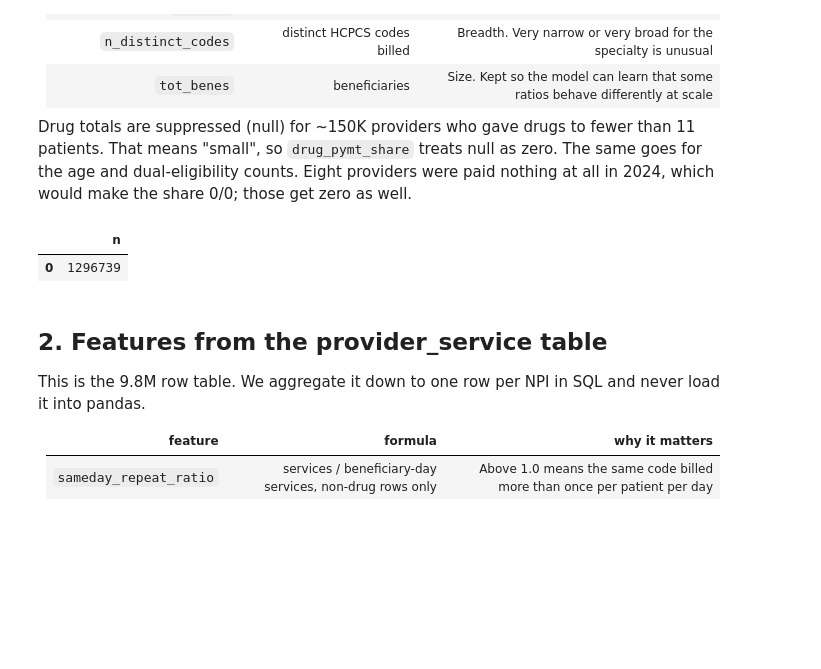
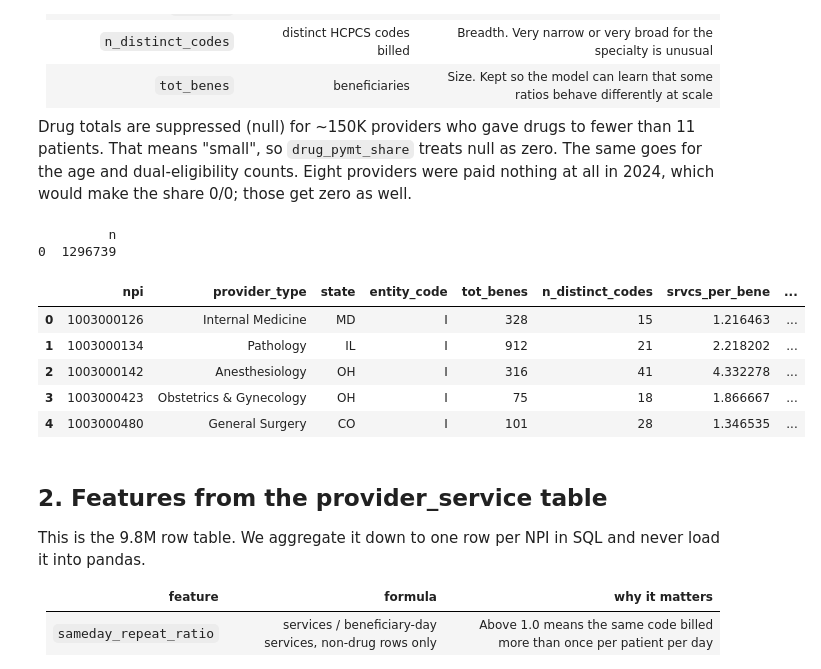
Before and after one commit to PugstaLaney/Medicare-Fraud-ML-using-CMS-, a Jupyter notebook: analysis_notebooks/02_features.ipynb, the cells around one changed output. Saved outputs shown, nothing was run; the diff lists cells and outputs as text; code cells hidden in the pictures; blank space fills up the shorter version.

Commit message:
02_features: preview first rows of feat_provider
Co-Authored-By: Claude Fable 5.1 <noreply@anthropic.com>

```diff
--- a/analysis_notebooks/02_features.ipynb
+++ b/analysis_notebooks/02_features.ipynb
@@ -52,28 +52,37 @@ make the share 0/0; those get zero as well.
 # %%
 con.execute("""
 CREATE OR REPLACE TABLE feat_provider AS
 SELECT
     Rndrng_NPI                                         AS npi,
     Rndrng_Prvdr_Type                                  AS provider_type,
     Rndrng_Prvdr_State_Abrvtn                          AS state,
     Rndrng_Prvdr_Ent_Cd                                AS entity_code,
     Tot_Benes                                          AS tot_benes,
     Tot_HCPCS_Cds                                      AS n_distinct_codes,
     Tot_Srvcs / Tot_Benes                              AS srvcs_per_bene,
     Tot_Mdcr_Pymt_Amt / Tot_Benes                      AS pymt_per_bene,
     Tot_Sbmtd_Chrg / Tot_Mdcr_Alowd_Amt                AS chrg_to_alowd,
     coalesce(coalesce(Drug_Mdcr_Pymt_Amt, 0) / nullif(Tot_Mdcr_Pymt_Amt, 0), 0) AS drug_pymt_share,
     Bene_Avg_Risk_Scre                                 AS risk_score,
     (Tot_Mdcr_Pymt_Amt / Tot_Benes) / Bene_Avg_Risk_Scre AS pymt_per_bene_per_risk,
     coalesce(Bene_Age_LT_65_Cnt, 0) / Tot_Benes        AS pct_under65,
     coalesce(Bene_Dual_Cnt, 0) / Tot_Benes             AS pct_dual,
     Bene_Avg_Age                                       AS avg_age
 FROM provider
 """)
-q("SELECT count(*) AS n FROM feat_provider")
+
+# Row count, then a look at the first five rows of the new table.
+print(q("SELECT count(*) AS n FROM feat_provider"))
+q("SELECT * FROM feat_provider LIMIT 5").head()
 # %% [output]
+         n
+0  1296739
-|  | n |
-| 0 | 1296739 |
+|  | npi | provider_type | state | entity_code | tot_benes | n_distinct_codes | srvcs_per_bene | ... |
+| 0 | 1003000126 | Internal Medicine | MD | I | 328 | 15 | 1.216463 | ... |
+| 1 | 1003000134 | Pathology | IL | I | 912 | 21 | 2.218202 | ... |
+| 2 | 1003000142 | Anesthesiology | OH | I | 316 | 41 | 4.332278 | ... |
+| 3 | 1003000423 | Obstetrics & Gynecology | OH | I | 75 | 18 | 1.866667 | ... |
+| 4 | 1003000480 | General Surgery | CO | I | 101 | 28 | 1.346535 | ... |
 # %% [markdown]
 ## 2. Features from the provider_service table
 
```
